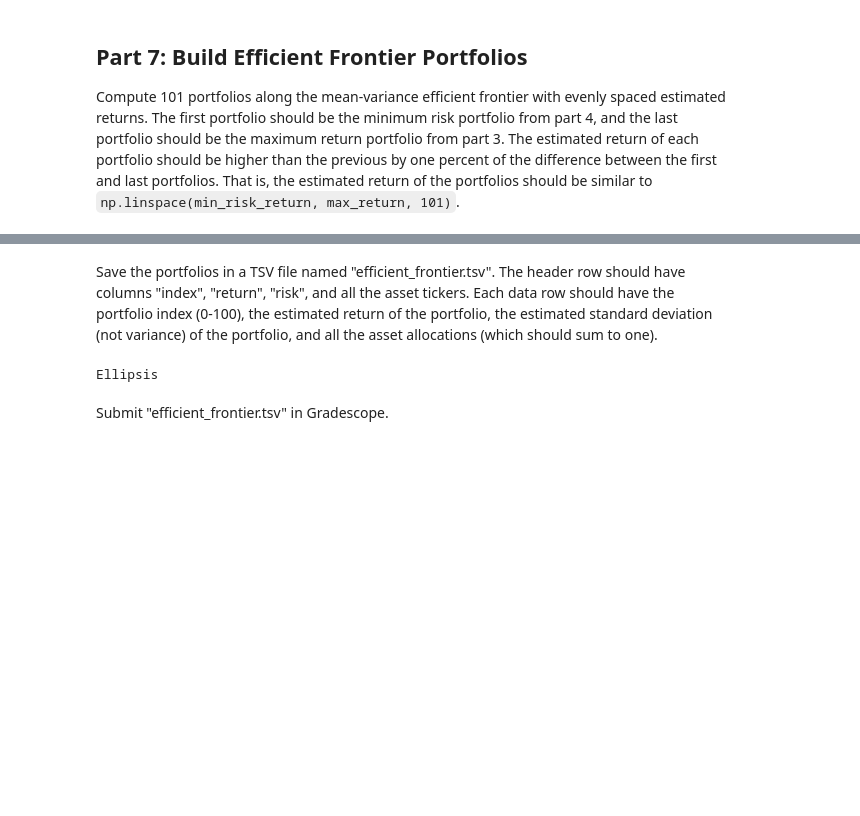
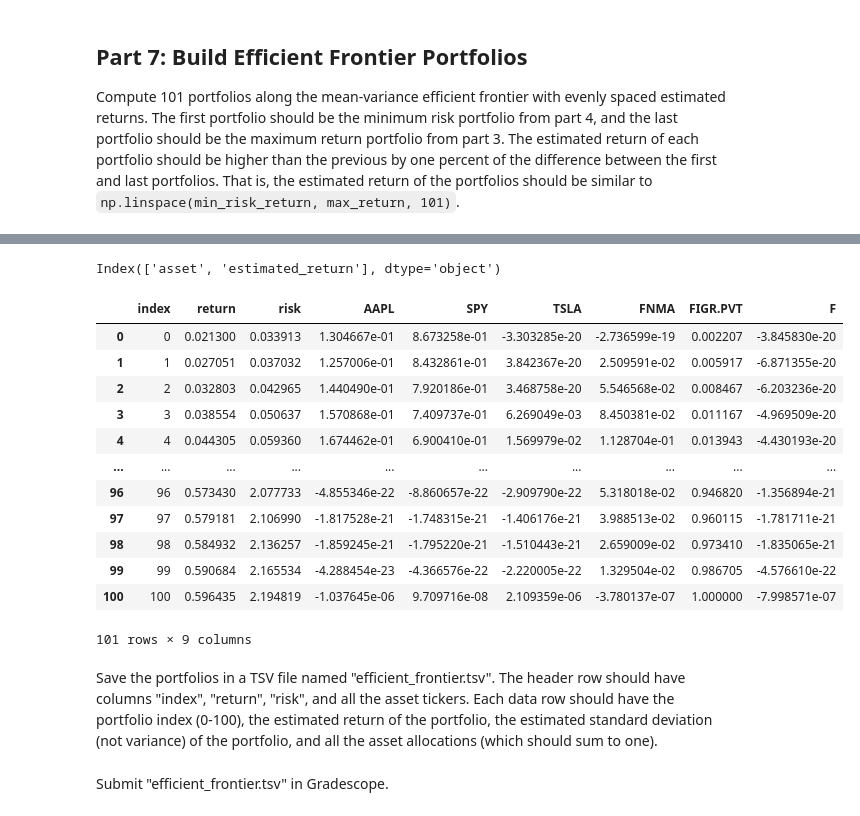
Before and after one commit to cfornesa/dx704-project-01, a Jupyter notebook: project.ipynb, the cells around one changed output, grey strips where cells are left out. Saved outputs shown, nothing was run; the diff lists cells and outputs as text; code cells hidden in the pictures; blank space fills up the shorter version.

```diff
--- a/project.ipynb
+++ b/project.ipynb
@@ -314,3 +284,71 @@ TypeError: can't multiply sequence by non-int of type 'float'
+# %%
+estimated_returns.columns
+# %% [output]
+Index(['asset', 'estimated_return'], dtype='object')
+# %%
+# YOUR CHANGES HERE
+
+# Convert the assets to a list
+ef_assets = estimated_returns['asset'].tolist()
+
+# Returns vector
+returns = estimated_returns['estimated_return'].astype(float).to_numpy()
+
+# Align covariance to the proper order
+sigma = estimated_covariance.loc[ef_assets, ef_assets].to_numpy()
+
+n = len(returns)
+
+# Scalars for min and max returns
+estimated_return_minimum_risk = float(x_min.value.T @ returns)
+estimated_return_maximum_risk = float(returns.max())
+
+# efficient frontier
+ef_variances, ef_returns, ef_portfolios = [], [], []
+
+for r in np.linspace(estimated_return_minimum_risk, estimated_return_maximum_risk, 101):
+    # create variables to optimize
+    x_r = cp.Variable(n)
+
+    # formulate linear program
+    prob_r = cp.Problem(cp.Minimize(x_r.T @ sigma @ x_r),
+                        [0 <= x_r,
+                         cp.sum(x_r) == 1,
+                         x_r.T @ returns == r])
+    variance_opt = prob_r.solve()
+    ef_variances.append(variance_opt)
+    ef_returns.append(r)
+    # Force a shape of 6
+    ef_portfolios.append(np.asarray(x_r.value, dtype=float).ravel())
+
+# Calculate the standard deviation using the variance
+ef_stds = np.sqrt(np.asarray(ef_variances, dtype=float))
+
+# Set the weights
+ef_weights = np.vstack(ef_portfolios)
+
+# Setup the efficient frontier
+efficient_frontier = pd.DataFrame(ef_weights, columns=ef_assets)
+efficient_frontier.insert(0, "risk", ef_stds)
+efficient_frontier.insert(0, "return", np.asarray(ef_returns, dtype=float))
+efficient_frontier.insert(0, "index", np.arange(len(ef_returns), dtype=int))
+
+efficient_frontier = efficient_frontier[['index', 'return', 'risk'] + ef_assets]
+efficient_frontier
+# %% [output]
+|  | index | return | risk | AAPL | SPY | TSLA | FNMA | FIGR.PVT | F |
+| 0 | 0 | 0.021300 | 0.033913 | 1.304667e-01 | 8.673258e-01 | -3.303285e-20 | -2.736599e-19 | 0.002207 | -3.845830e-20 |
+| 1 | 1 | 0.027051 | 0.037032 | 1.257006e-01 | 8.432861e-01 | 3.842367e-20 | 2.509591e-02 | 0.005917 | -6.871355e-20 |
+| 2 | 2 | 0.032803 | 0.042965 | 1.440490e-01 | 7.920186e-01 | 3.468758e-20 | 5.546568e-02 | 0.008467 | -6.203236e-20 |
+| 3 | 3 | 0.038554 | 0.050637 | 1.570868e-01 | 7.409737e-01 | 6.269049e-03 | 8.450381e-02 | 0.011167 | -4.969509e-20 |
+| 4 | 4 | 0.044305 | 0.059360 | 1.674462e-01 | 6.900410e-01 | 1.569979e-02 | 1.128704e-01 | 0.013943 | -4.430193e-20 |
+| ... | ... | ... | ... | ... | ... | ... | ... | ... | ... |
+| 96 | 96 | 0.573430 | 2.077733 | -4.855346e-22 | -8.860657e-22 | -2.909790e-22 | 5.318018e-02 | 0.946820 | -1.356894e-21 |
+| 97 | 97 | 0.579181 | 2.106990 | -1.817528e-21 | -1.748315e-21 | -1.406176e-21 | 3.988513e-02 | 0.960115 | -1.781711e-21 |
+| 98 | 98 | 0.584932 | 2.136257 | -1.859245e-21 | -1.795220e-21 | -1.510443e-21 | 2.659009e-02 | 0.973410 | -1.835065e-21 |
+| 99 | 99 | 0.590684 | 2.165534 | -4.288454e-23 | -4.366576e-22 | -2.220005e-22 | 1.329504e-02 | 0.986705 | -4.576610e-22 |
+| 100 | 100 | 0.596435 | 2.194819 | -1.037645e-06 | 9.709716e-08 | 2.109359e-06 | -3.780137e-07 | 1.000000 | -7.998571e-07 |
+101 rows × 9 columns
 # %% [markdown]
 Save the portfolios in a TSV file named "efficient_frontier.tsv".
 The header row should have columns "index", "return", "risk", and all the asset tickers.
@@ -318,9 +356,7 @@ Each data row should have the portfolio index (0-100), the estimated return of t
 # %%
 # YOUR CHANGES HERE
 
-...
+efficient_frontier.to_csv("efficient_frontier.tsv", sep="\t", index=False)
-# %% [output]
-Ellipsis
 # %% [markdown]
 Submit "efficient_frontier.tsv" in Gradescope.
 # %% [markdown]
```
Also changed, not shown: parts of 5 cells of this notebook, 7 other files.
